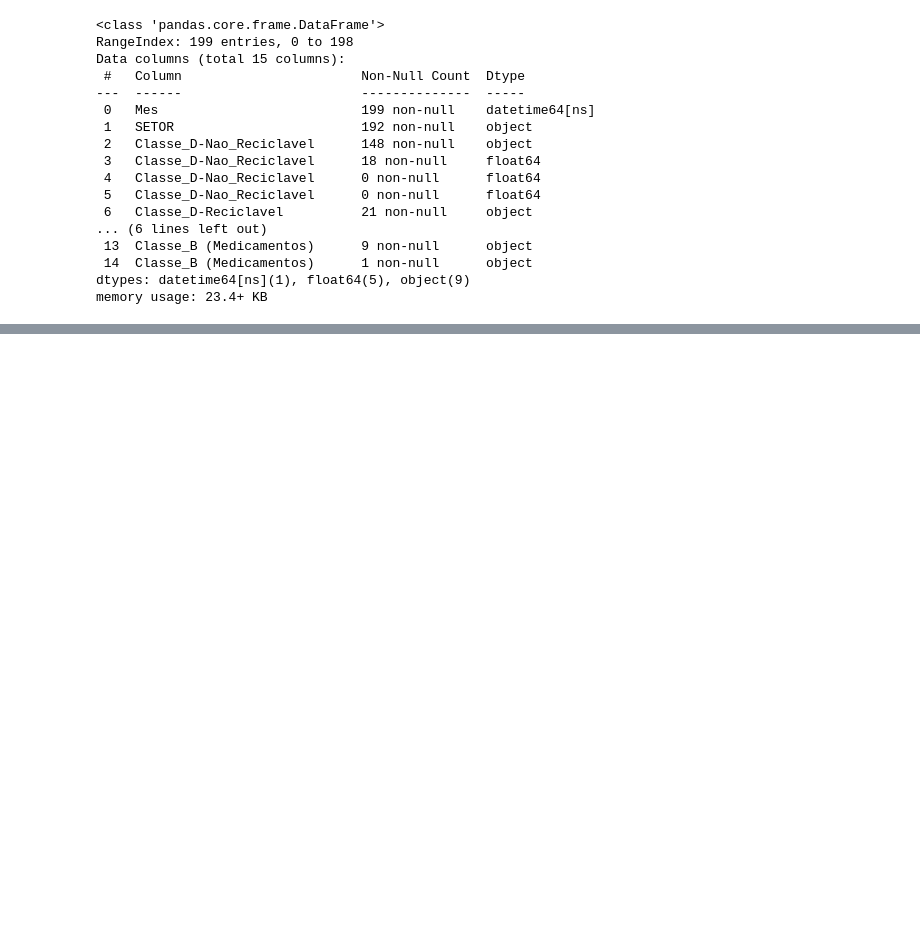
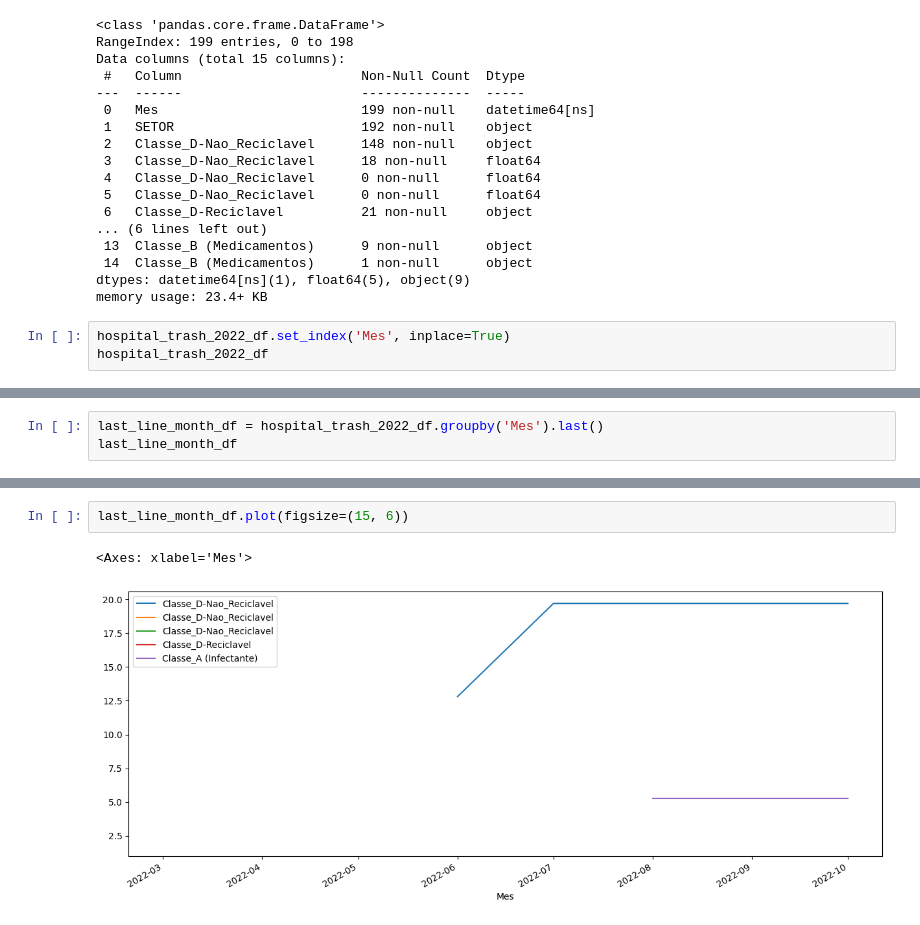
Before and after one commit to Gabyzera/hospital-trash-analysis, a Jupyter notebook: src/main.ipynb, the cells around one changed output, grey strips where cells are left out. Cells and saved outputs as stored; diff of their text form; blank space fills up the shorter version.

```diff
--- a/src/main.ipynb
+++ b/src/main.ipynb
@@ -271,3 +272,6 @@ Data columns (total 15 columns):
  14  Classe_B (Medicamentos)      1 non-null      object
 dtypes: datetime64[ns](1), float64(5), object(9)
 memory usage: 23.4+ KB
+# %%
+hospital_trash_2022_df.set_index('Mes', inplace=True)
+hospital_trash_2022_df
@@ -273,0 +293,3 @@ memory usage: 23.4+ KB
+# %%
+last_line_month_df = hospital_trash_2022_df.groupby('Mes').last()
+last_line_month_df
@@ -273,0 +309,5 @@ memory usage: 23.4+ KB
+# %%
+last_line_month_df.plot(figsize=(15, 6))
+# %% [output]
+<Axes: xlabel='Mes'>
+[figure, added]
```
Also changed, not shown: parts of 3 cells of this notebook.
